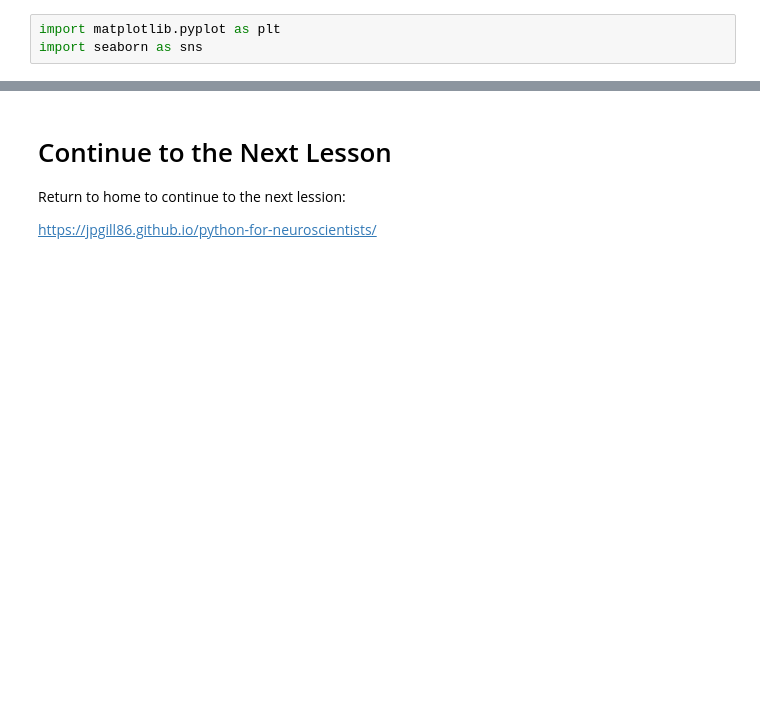
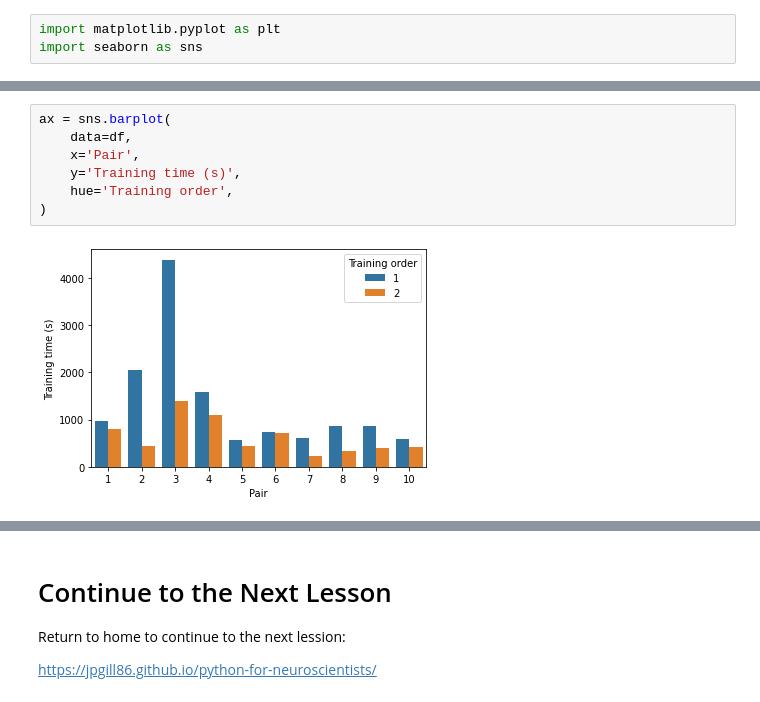
Before and after one commit to jpgill86/python-for-neuroscientists, a Jupyter notebook: notebooks/03-Essential-Packages.ipynb, the cells around one changed output, grey strips where cells are left out. Saved outputs shown, nothing was run; the diff lists cells and outputs as text; blank space fills up the shorter version.

```diff
--- a/notebooks/03-Essential-Packages.ipynb
+++ b/notebooks/03-Essential-Packages.ipynb
@@ -50,0 +140,9 @@ import seaborn as sns
+# %%
+ax = sns.barplot(
+    data=df,
+    x='Pair',
+    y='Training time (s)',
+    hue='Training order',
+)
+# %% [output]
+[figure, added]
```
Also changed, not shown: parts of 12 cells of this notebook, 1 other file.
